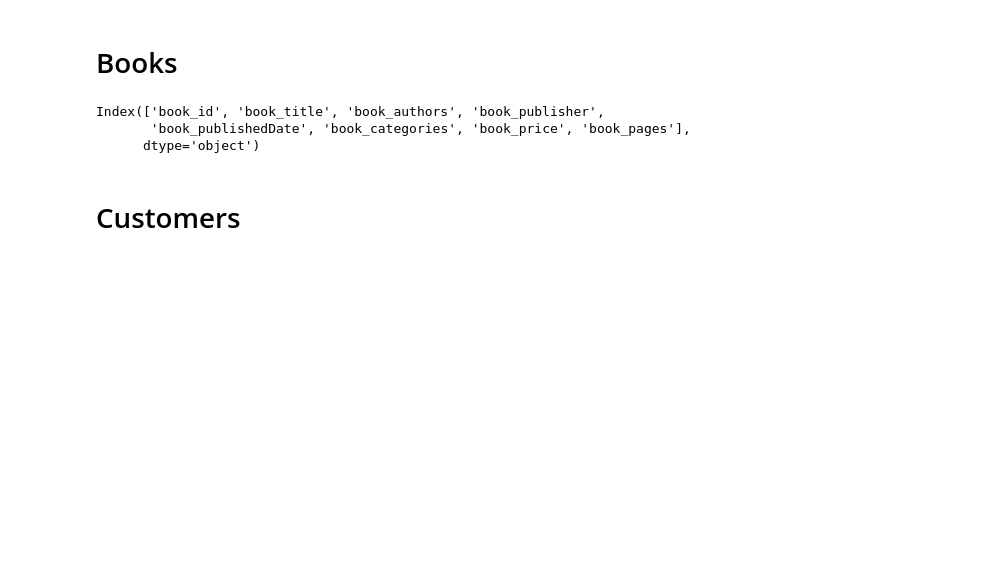
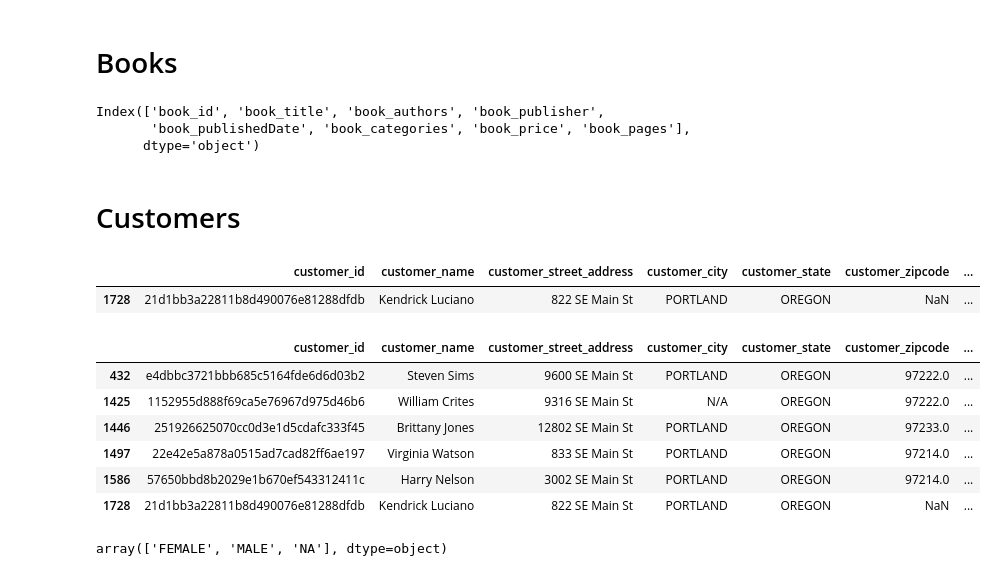
Before and after one commit to homoludens/library_example, a Jupyter notebook: library_eda.ipynb, the cells around one changed output. Drawn from its saved outputs; the diff is of its cells as text; code cells hidden in the pictures; blank space fills up the shorter version.

```diff
--- a/library_eda.ipynb
+++ b/library_eda.ipynb
@@ -223,0 +234,14 @@ books_df["book_pages"] = books_df.book_pages.apply(lambda x: clean_page_count(x)
+# %%
+def clean_state(state):
+    try:
+        return state.upper().strip()
+    except ValueError:
+        return None
+
+
+def clean_zipcode(zipcode):
+    cleaned = re.sub(r"[^\d\.]", "", zipcode)
+    try:
+        return math.floor(float(cleaned))
+    except ValueError:
+        return None
@@ -223,0 +262,21 @@ books_df["book_pages"] = books_df.book_pages.apply(lambda x: clean_page_count(x)
+# %%
+customers_df["customer_state"] = customers_df.customer_state.fillna('N/A')
+customers_df["customer_state"] = customers_df.customer_state.apply(lambda x: clean_state(x))
+# %%
+customers_df["customer_city"] = customers_df.customer_city.fillna('N/A')
+customers_df["customer_city"] = customers_df.customer_city.apply(lambda x: clean_state(x))
+# %%
+customers_df[customers_df.customer_zipcode.isna()]
+# %% [output]
+|  | customer_id | customer_name | customer_street_address | customer_city | customer_state | customer_zipcode | ... |
+| 1728 | 21d1bb3a22811b8d490076e81288dfdb | Kendrick Luciano | 822 SE Main St | PORTLAND | OREGON | NaN | ... |
+# %%
+customers_df[customers_df.customer_street_address.str.contains('SE Main St')]
+# %% [output]
+|  | customer_id | customer_name | customer_street_address | customer_city | customer_state | customer_zipcode | ... |
+| 432 | e4dbbc3721bbb685c5164fde6d6d03b2 | Steven Sims | 9600 SE Main St | PORTLAND | OREGON | 97222.0 | ... |
+| 1425 | 1152955d888f69ca5e76967d975d46b6 | William Crites | 9316 SE Main St | N/A | OREGON | 97222.0 | ... |
+| 1446 | 251926625070cc0d3e1d5cdafc333f45 | Brittany Jones | 12802 SE Main St | PORTLAND | OREGON | 97233.0 | ... |
+| 1497 | 22e42e5a878a0515ad7cad82ff6ae197 | Virginia Watson | 833 SE Main St | PORTLAND | OREGON | 97214.0 | ... |
+| 1586 | 57650bbd8b2029e1b670ef543312411c | Harry Nelson | 3002 SE Main St | PORTLAND | OREGON | 97214.0 | ... |
+| 1728 | 21d1bb3a22811b8d490076e81288dfdb | Kendrick Luciano | 822 SE Main St | PORTLAND | OREGON | NaN | ... |
@@ -223,0 +300,4 @@ books_df["book_pages"] = books_df.book_pages.apply(lambda x: clean_page_count(x)
+# %%
+customers_df.customer_gender.unique()
+# %% [output]
+array(['FEMALE', 'MALE', 'NA'], dtype=object)
```
Also changed, not shown: parts of 134 cells of this notebook.
